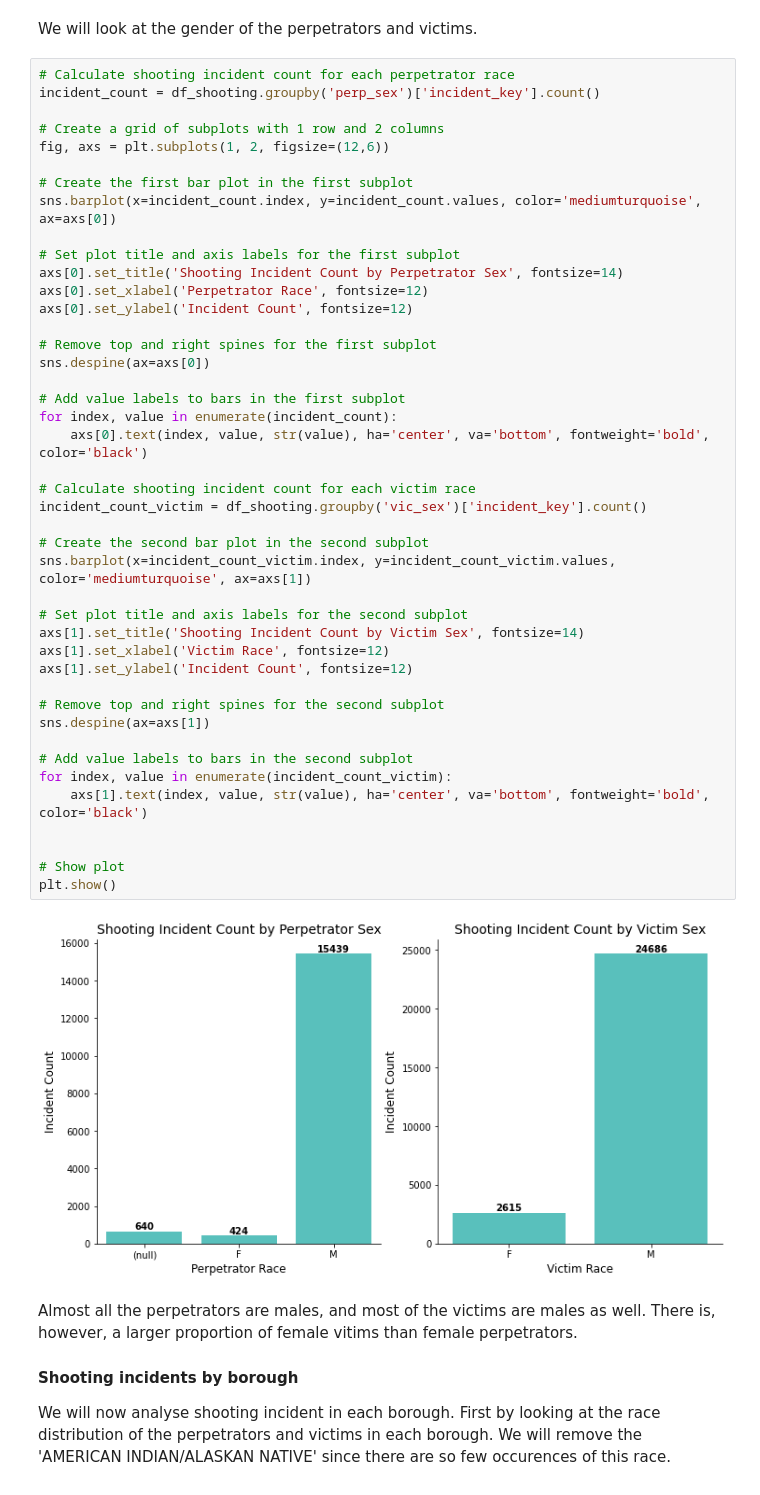
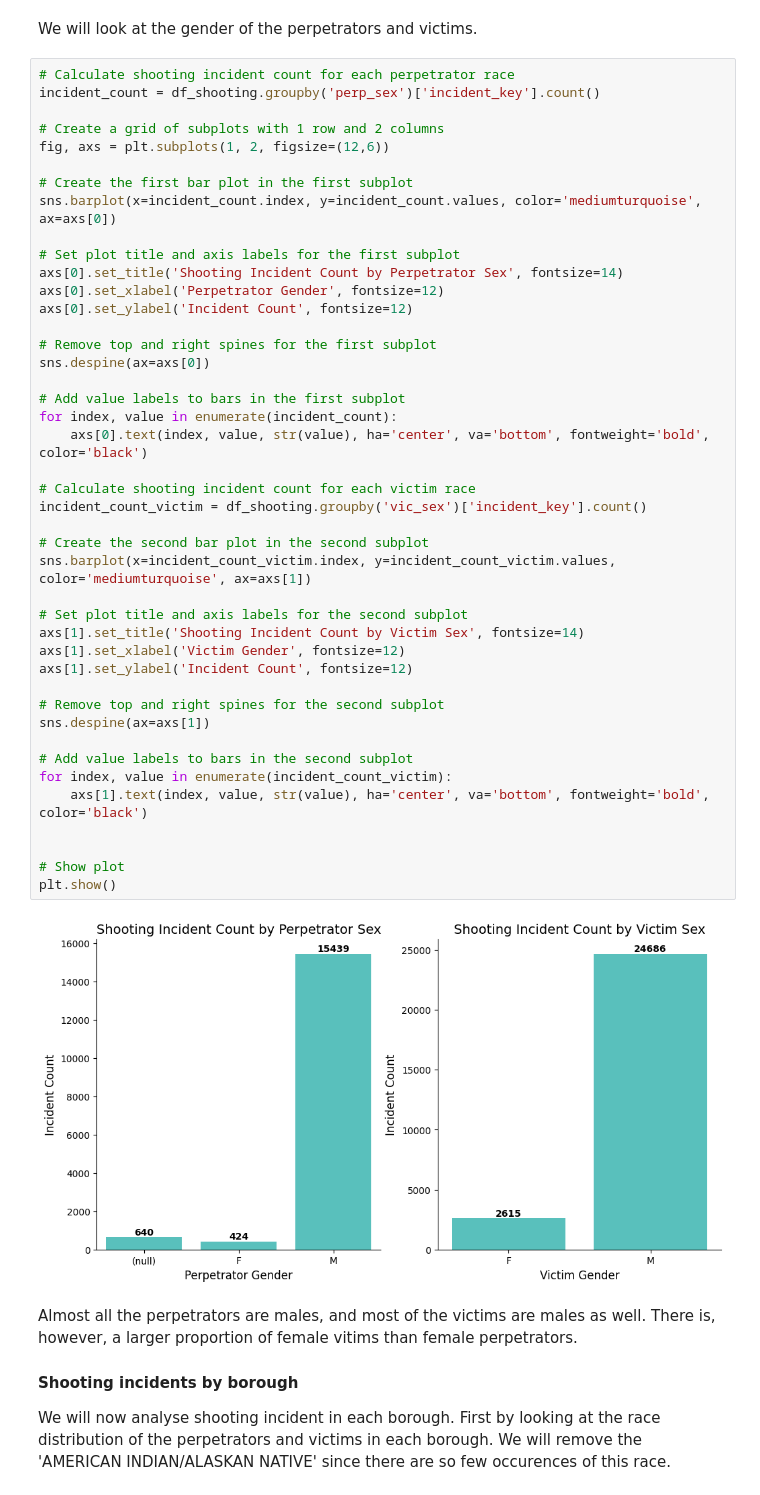
Before and after one commit to pauloog/SocialData, a Jupyter notebook: Final Project/Exploratory Data Analysis.ipynb, the cells around one changed output. Drawn from its saved outputs; the diff is of its cells as text.

```diff
--- a/Final Project/Exploratory Data Analysis.ipynb
+++ b/Final Project/Exploratory Data Analysis.ipynb
@@ -353,39 +356,39 @@ sns.barplot(x=incident_count.index, y=incident_count.values, color='mediumturquo
 
 # Set plot title and axis labels for the first subplot
 axs[0].set_title('Shooting Incident Count by Perpetrator Sex', fontsize=14)
-axs[0].set_xlabel('Perpetrator Race', fontsize=12)
+axs[0].set_xlabel('Perpetrator Gender', fontsize=12)
 axs[0].set_ylabel('Incident Count', fontsize=12)
 
 # Remove top and right spines for the first subplot
 sns.despine(ax=axs[0])
 
 # Add value labels to bars in the first subplot
 for index, value in enumerate(incident_count):
     axs[0].text(index, value, str(value), ha='center', va='bottom', fontweight='bold', color='black')
 
 # Calculate shooting incident count for each victim race
 incident_count_victim = df_shooting.groupby('vic_sex')['incident_key'].count()
 
 # Create the second bar plot in the second subplot
 sns.barplot(x=incident_count_victim.index, y=incident_count_victim.values, color='mediumturquoise', ax=axs[1])
 
 # Set plot title and axis labels for the second subplot
 axs[1].set_title('Shooting Incident Count by Victim Sex', fontsize=14)
-axs[1].set_xlabel('Victim Race', fontsize=12)
+axs[1].set_xlabel('Victim Gender', fontsize=12)
 axs[1].set_ylabel('Incident Count', fontsize=12)
 
 # Remove top and right spines for the second subplot
 sns.despine(ax=axs[1])
 
 # Add value labels to bars in the second subplot
 for index, value in enumerate(incident_count_victim):
     axs[1].text(index, value, str(value), ha='center', va='bottom', fontweight='bold', color='black')
 
 
 # Show plot
 plt.show()
 # %% [output]
-[figure, old version]
+[figure, new version]
 # %% [markdown]
 Almost all the perpetrators are males, and most of the victims are males as well. There is, however, a larger proportion of female vitims than female perpetrators.
 
```
Also changed, not shown: parts of 8 cells of this notebook, 4 other files.
